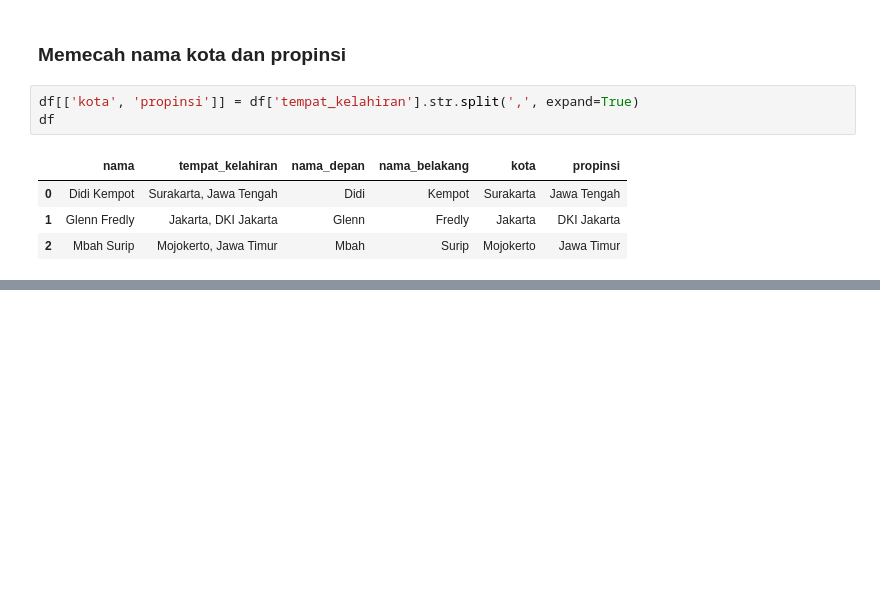
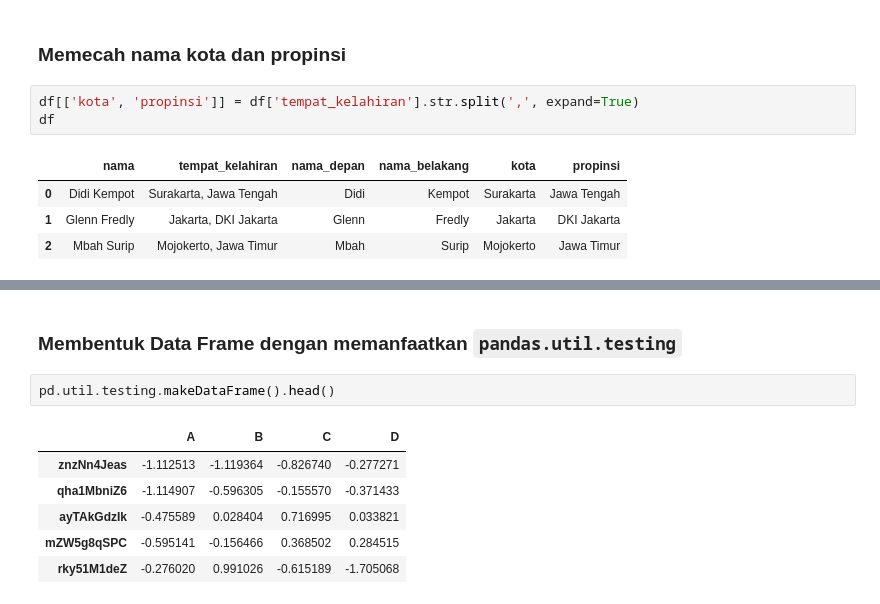
Before and after one commit to boedybios/pandas_tricks, a Jupyter notebook: pandas_tricks.ipynb, the cells around one changed output, grey strips where cells are left out. Saved outputs shown, nothing was run; the diff lists cells and outputs as text; blank space fills up the shorter version.

```diff
--- a/pandas_tricks.ipynb
+++ b/pandas_tricks.ipynb
@@ -513,0 +1137,11 @@ df
+# %% [markdown]
+### Membentuk Data Frame dengan memanfaatkan  `pandas.util.testing`
+# %%
+pd.util.testing.makeDataFrame().head()
+# %% [output]
+|  | A | B | C | D |
+| znzNn4Jeas | -1.112513 | -1.119364 | -0.826740 | -0.277271 |
+| qha1MbniZ6 | -1.114907 | -0.596305 | -0.155570 | -0.371433 |
+| ayTAkGdzIk | -0.475589 | 0.028404 | 0.716995 | 0.033821 |
+| mZW5g8qSPC | -0.595141 | -0.156466 | 0.368502 | 0.284515 |
+| rky51M1deZ | -0.276020 | 0.991026 | -0.615189 | -1.705068 |
```
Also changed, not shown: parts of 108 cells of this notebook.
